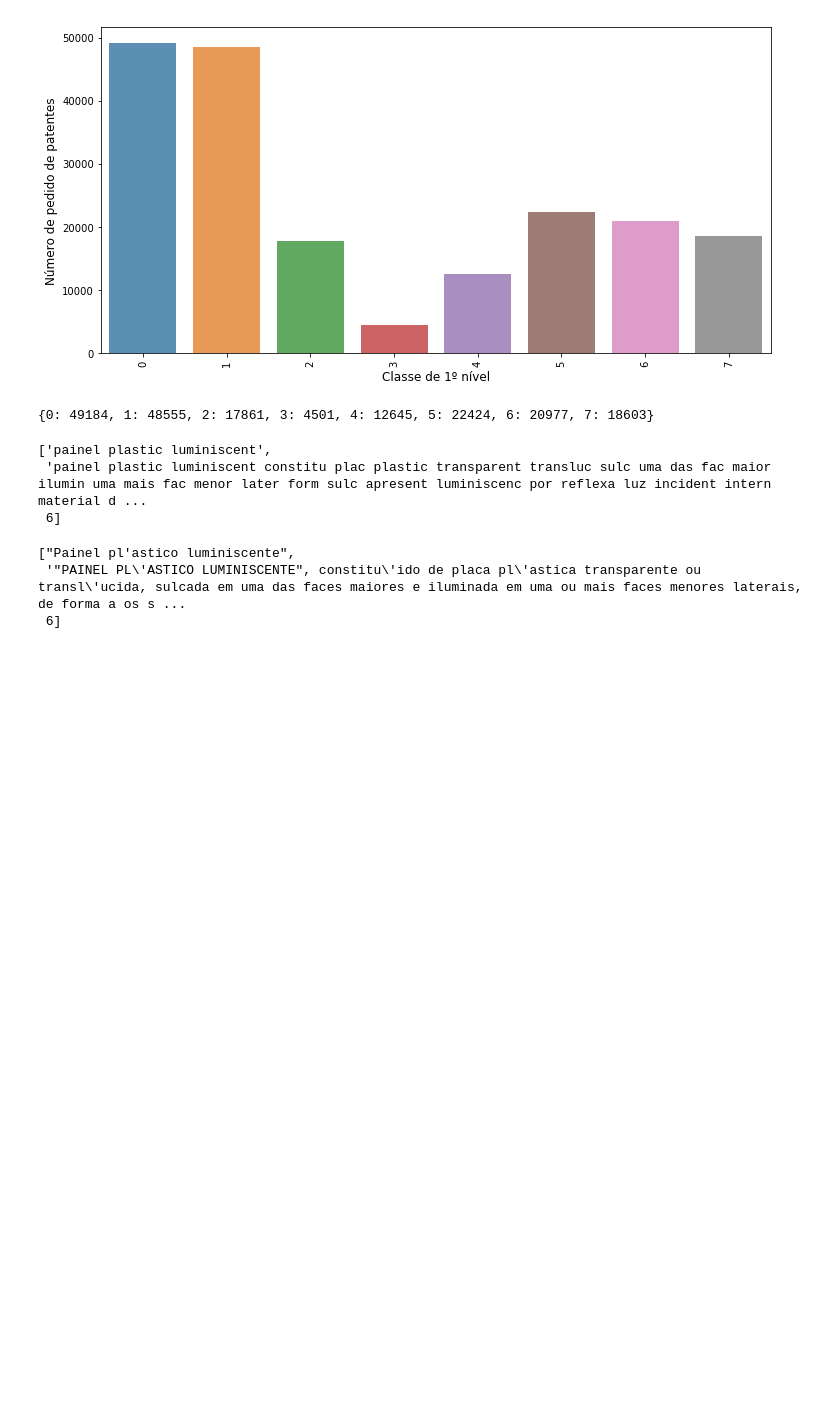
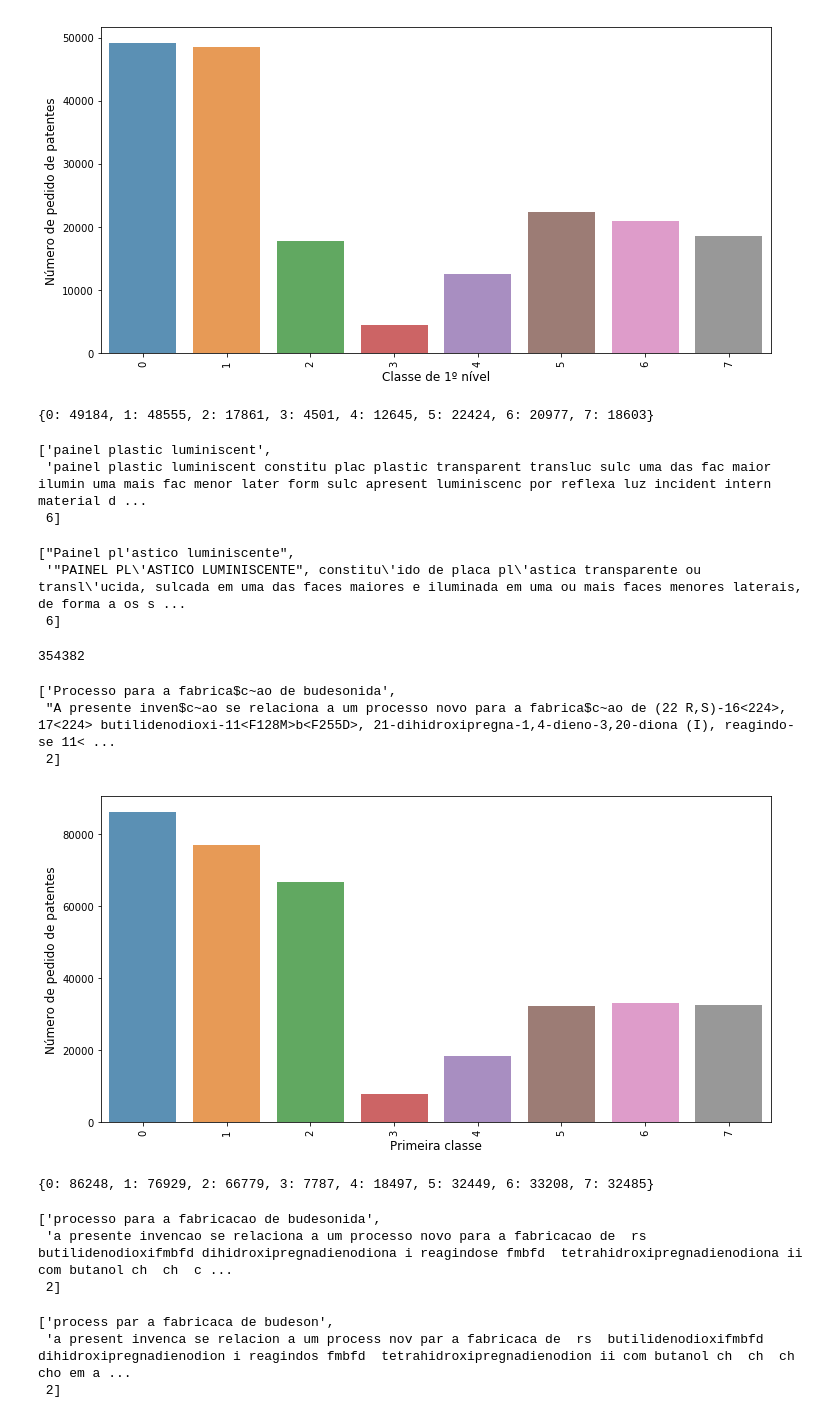
Before and after one commit to rodrigoazs/COS738-AutomaticPatentClassification, a Jupyter notebook: dataset/generate_dataset.ipynb, the cells around one changed output. Saved outputs shown, nothing was run; the diff lists cells and outputs as text; code cells hidden in the pictures; blank space fills up the shorter version.

Commit message:
Adicionado geracao de dataset full com primeiras classe dos dados. Realizado teste de modelo com full 8 classes

```diff
--- a/dataset/generate_dataset.ipynb
+++ b/dataset/generate_dataset.ipynb
@@ -162,3 +162,40 @@ df = pd.DataFrame(dataset_12k_stemmer_train)
 df.to_csv('dataset_12k_stemmer_train.csv', encoding='latin-1')
 df = pd.DataFrame(dataset_12k_stemmer_test)
 df.to_csv('dataset_12k_stemmer_test.csv', encoding='latin-1')
+# %%
+# Importing the dataset
+# by a first class
+def get_dataset_first():
+
+    X = []
+
+    with open('full.csv', 'r', encoding="latin-1") as file:
+        for line in file:
+            data = line.split('|')
+            if len(data) == 7:
+                data_classes = data[1].split(',')
+                cl = data_classes[0]
+                c = cl.upper()
+                c = c.replace(' ', '')
+                a = re.search(r'([A-Z])([0-9]{2})([A-Z])', c, re.M|re.I)
+                try:
+                    if a.group(1) in ['A', 'B', 'C', 'D', 'E', 'F', 'G', 'H']:
+                        cls = ord(a.group(1)) - 65 #letter to int
+                        X.append([data[2], data[3], cls])
+                except:
+                    pass
+
+    return X
+# %%
+# get dataset
+dataset_f = get_dataset_first()
+# %%
+len(dataset_f)
+# %% [output]
+354382
+# %%
+dataset_f[0]
+# %% [output]
+['Processo para a fabrica$c~ao de budesonida',
+ "A presente inven$c~ao se relaciona a um processo novo para a fabrica$c~ao de (22 R,S)-16<224>, 17<224> butilidenodioxi-11<F128M>b<F255D>, 21-dihidroxipregna-1,4-dieno-3,20-diona (I), reagindo-se 11< ...
+ 2]
@@ -164,0 +229,21 @@ df.to_csv('dataset_12k_stemmer_test.csv', encoding='latin-1')
+# %%
+# count examples per class
+classes_count = {}
+for data in dataset_f:
+    if data[2] in classes_count:
+        classes_count[data[2]] += 1
+    else:
+        classes_count[data[2]] = 1
+
+sorted_keys, sorted_vals = zip(*sorted(classes_count.items(), key=op.itemgetter(0)))
+plt.figure(figsize=(12,6))
+sns.barplot(sorted_keys, sorted_vals, alpha=0.8)
+plt.ylabel('Número de pedido de patentes', fontsize=12)
+plt.xlabel('Primeira classe', fontsize=12)
+plt.xticks(rotation='vertical')
+plt.show()
+
+classes_count
+# %% [output]
+[figure, added]
+{0: 86248, 1: 76929, 2: 66779, 3: 7787, 4: 18497, 5: 32449, 6: 33208, 7: 32485}
@@ -164,0 +275,12 @@ df.to_csv('dataset_12k_stemmer_test.csv', encoding='latin-1')
+# %%
+dataset_f_no_stemmer[0]
+# %% [output]
+['processo para a fabricacao de budesonida',
+ 'a presente invencao se relaciona a um processo novo para a fabricacao de  rs  butilidenodioxifmbfd dihidroxipregnadienodiona i reagindose fmbfd  tetrahidroxipregnadienodiona ii com butanol ch  ch  c ...
+ 2]
+# %%
+dataset_f_stemmer[0]
+# %% [output]
+['process par a fabricaca de budeson',
+ 'a present invenca se relacion a um process nov par a fabricaca de  rs  butilidenodioxifmbfd dihidroxipregnadienodion i reagindos fmbfd  tetrahidroxipregnadienodion ii com butanol ch  ch  ch cho em a ...
+ 2]
```
Also changed, not shown: parts of 4 cells of this notebook, 1 other file.
